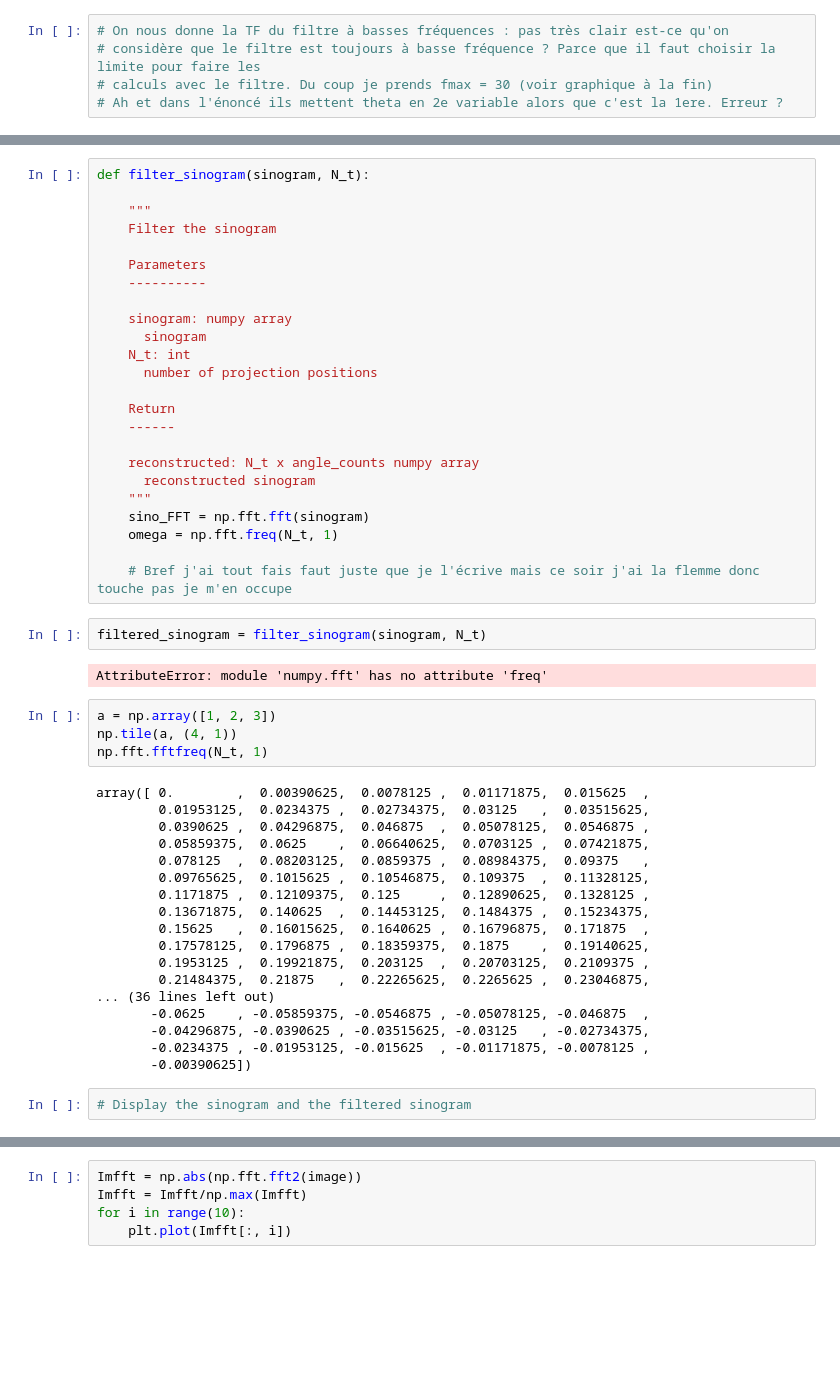
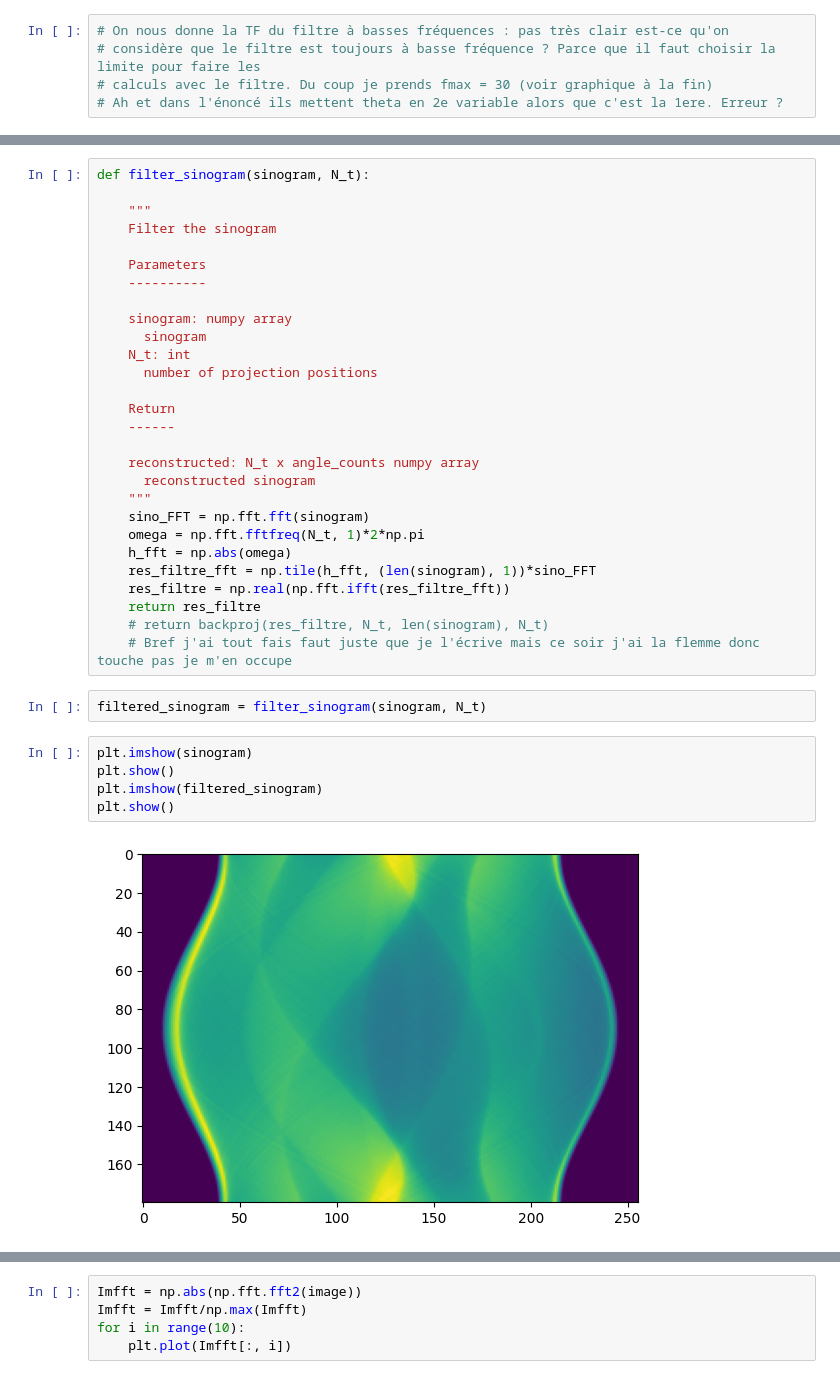
Before and after one commit to GabrielVandersippe/5--Tomographie, a Jupyter notebook: X-Ray Tomography.ipynb, the cells around one changed output, grey strips where cells are left out. Cells and saved outputs as stored; diff of their text form; blank space fills up the shorter version.

```diff
--- a/X-Ray Tomography.ipynb
+++ b/X-Ray Tomography.ipynb
@@ -259,34 +260,19 @@ def filter_sinogram(sinogram, N_t):
       reconstructed sinogram
     """
     sino_FFT = np.fft.fft(sinogram)
-    omega = np.fft.freq(N_t, 1)
-
+    omega = np.fft.fftfreq(N_t, 1)*2*np.pi
+    h_fft = np.abs(omega)
+    res_filtre_fft = np.tile(h_fft, (len(sinogram), 1))*sino_FFT
+    res_filtre = np.real(np.fft.ifft(res_filtre_fft))
+    return res_filtre
+    # return backproj(res_filtre, N_t, len(sinogram), N_t)
     # Bref j'ai tout fais faut juste que je l'écrive mais ce soir j'ai la flemme donc touche pas je m'en occupe
 # %%
 filtered_sinogram = filter_sinogram(sinogram, N_t)
-# %% [output]
-AttributeError: module 'numpy.fft' has no attribute 'freq'
-# %%
-a = np.array([1, 2, 3])
-np.tile(a, (4, 1))
-np.fft.fftfreq(N_t, 1)
-# %% [output]
-array([ 0.        ,  0.00390625,  0.0078125 ,  0.01171875,  0.015625  ,
-        0.01953125,  0.0234375 ,  0.02734375,  0.03125   ,  0.03515625,
-        0.0390625 ,  0.04296875,  0.046875  ,  0.05078125,  0.0546875 ,
-        0.05859375,  0.0625    ,  0.06640625,  0.0703125 ,  0.07421875,
-        0.078125  ,  0.08203125,  0.0859375 ,  0.08984375,  0.09375   ,
-        0.09765625,  0.1015625 ,  0.10546875,  0.109375  ,  0.11328125,
-        0.1171875 ,  0.12109375,  0.125     ,  0.12890625,  0.1328125 ,
-        0.13671875,  0.140625  ,  0.14453125,  0.1484375 ,  0.15234375,
-        0.15625   ,  0.16015625,  0.1640625 ,  0.16796875,  0.171875  ,
-        0.17578125,  0.1796875 ,  0.18359375,  0.1875    ,  0.19140625,
-        0.1953125 ,  0.19921875,  0.203125  ,  0.20703125,  0.2109375 ,
-        0.21484375,  0.21875   ,  0.22265625,  0.2265625 ,  0.23046875,
-... (36 lines left out)
-       -0.0625    , -0.05859375, -0.0546875 , -0.05078125, -0.046875  ,
-       -0.04296875, -0.0390625 , -0.03515625, -0.03125   , -0.02734375,
-       -0.0234375 , -0.01953125, -0.015625  , -0.01171875, -0.0078125 ,
-       -0.00390625])
 # %%
-# Display the sinogram and the filtered sinogram
+plt.imshow(sinogram)
+plt.show()
+plt.imshow(filtered_sinogram)
+plt.show()
+# %% [output]
+[figure, added]
```
Also changed, not shown: parts of 10 cells of this notebook.
